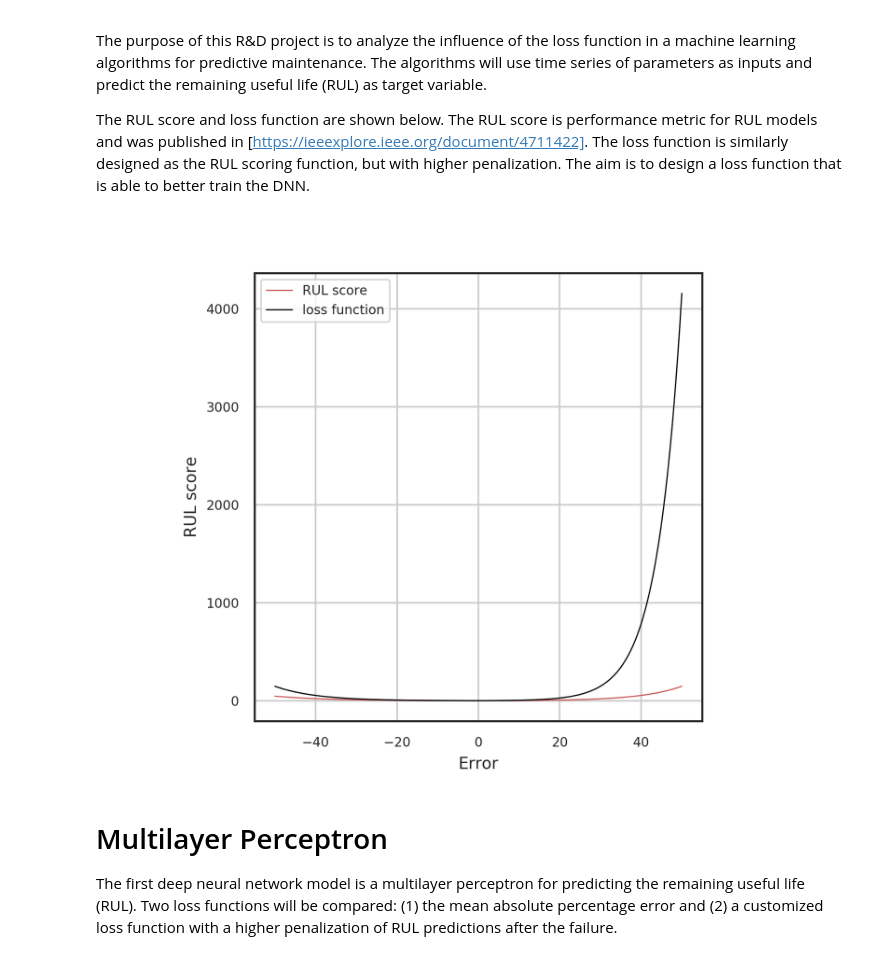
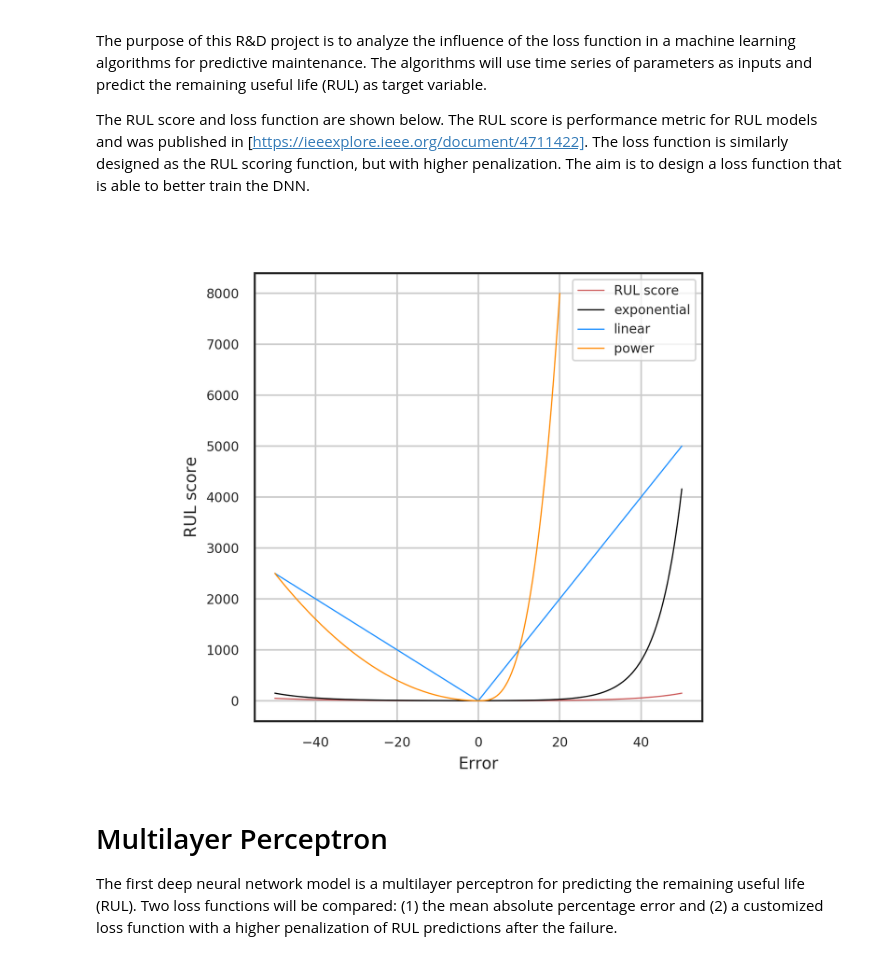
Before and after one commit to wimverleyen/DeepLearning, a Jupyter notebook: notebook/Performance_evaluation.ipynb, the cells around one changed output. Drawn from its saved outputs; the diff is of its cells as text; code cells hidden in the pictures.

```diff
--- a/notebook/Performance_evaluation.ipynb
+++ b/notebook/Performance_evaluation.ipynb
@@ -44,13 +44,13 @@ The RUL score and loss function are shown below. The RUL score is performance me
 # %%
 name='present'
 metric = Metrics()
-metric.plot_loss_function(name=name)
+metric.plot_power_loss_function(name=name)
 del metric
 
 from IPython.display import Image
-Image(filename=FIG_DIR+name+'_loss_function.png')
+Image(filename=FIG_DIR+name+'_power_loss_function.png')
 # %% [output]
-[figure, old version]
+[figure, new version]
 # %% [markdown]
 # Multilayer Perceptron
 
```
Also changed, not shown: parts of 4 cells of this notebook.
